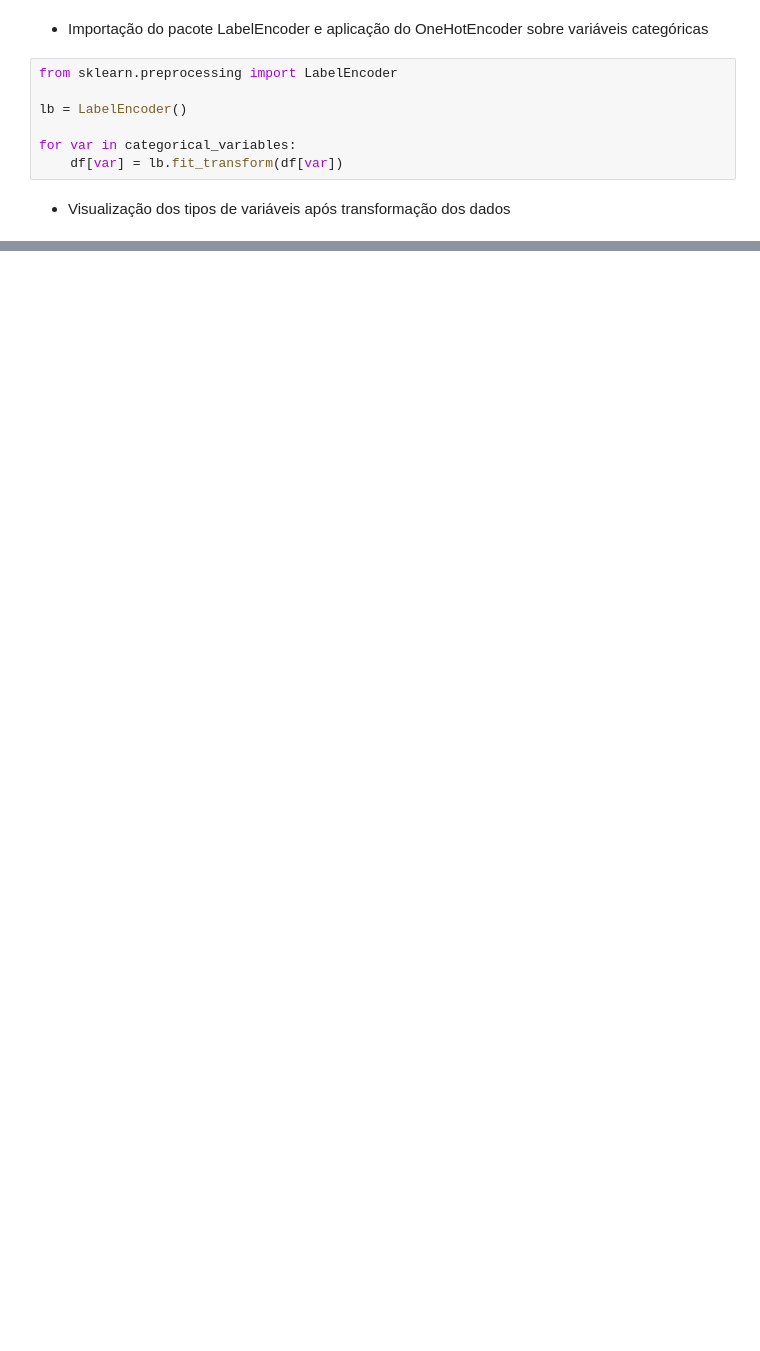
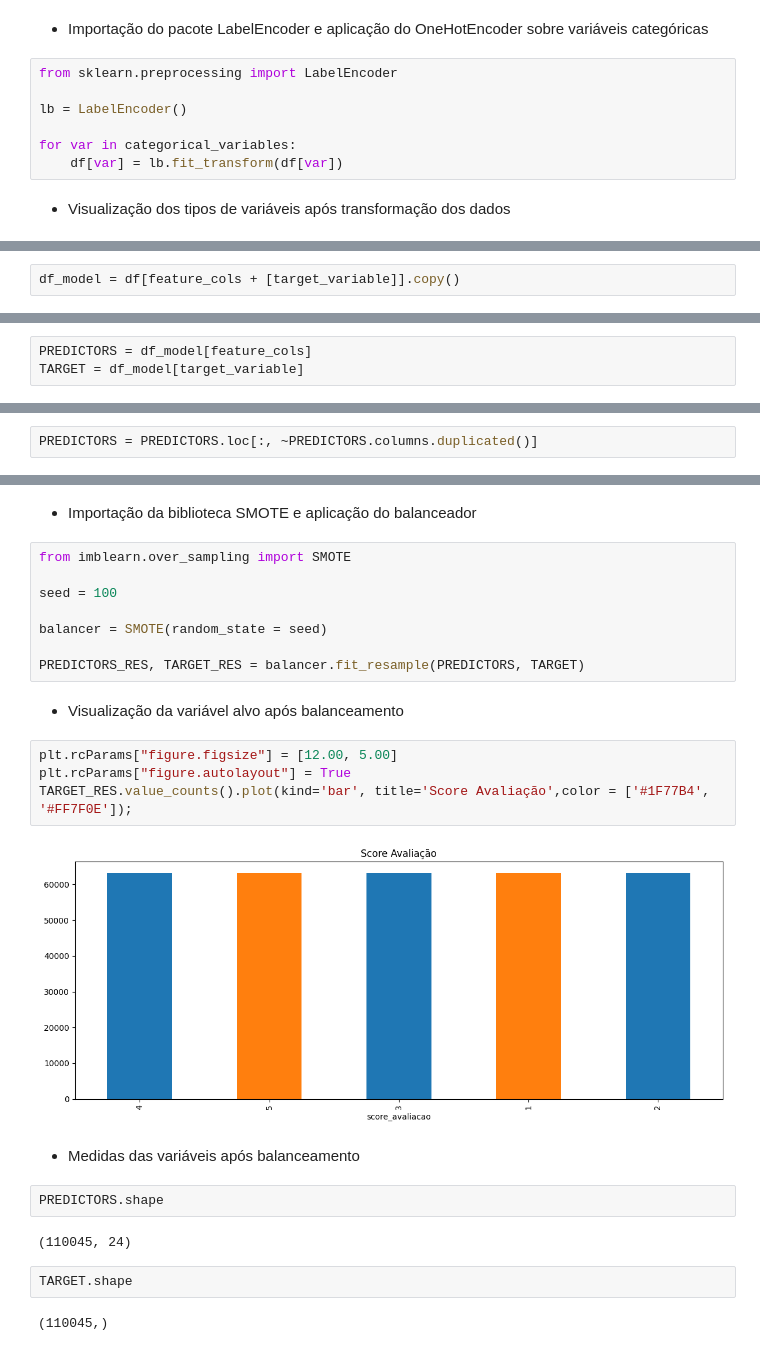
Before and after one commit to ana-ruth-bezerra/data_analysis, a Jupyter notebook: notebooks/01_exploratory_analysis.ipynb, the cells around one changed output, grey strips where cells are left out. Cells and saved outputs as stored; diff of their text form; blank space fills up the shorter version.

```diff
--- a/notebooks/01_exploratory_analysis.ipynb
+++ b/notebooks/01_exploratory_analysis.ipynb
@@ -983,0 +1036,2 @@ df.head()
+# %%
+df_model = df[feature_cols + [target_variable]].copy()
@@ -983,0 +1066,3 @@ df.head()
+# %%
+PREDICTORS = df_model[feature_cols]
+TARGET = df_model[target_variable]
@@ -983,0 +1071,2 @@ df.head()
+# %%
+PREDICTORS = PREDICTORS.loc[:, ~PREDICTORS.columns.duplicated()]
@@ -983,0 +1091,28 @@ df.head()
+# %% [markdown]
+- Importação da biblioteca SMOTE e aplicação do balanceador
+# %%
+from imblearn.over_sampling import SMOTE
+
+seed = 100
+
+balancer = SMOTE(random_state = seed)
+
+PREDICTORS_RES, TARGET_RES = balancer.fit_resample(PREDICTORS, TARGET)
+# %% [markdown]
+- Visualização da variável alvo após balanceamento
+# %%
+plt.rcParams["figure.figsize"] = [12.00, 5.00]
+plt.rcParams["figure.autolayout"] = True
+TARGET_RES.value_counts().plot(kind='bar', title='Score Avaliação',color = ['#1F77B4', '#FF7F0E']);
+# %% [output]
+[figure, added]
+# %% [markdown]
+- Medidas das variáveis após balanceamento
+# %%
+PREDICTORS.shape
+# %% [output]
+(110045, 24)
+# %%
+TARGET.shape
+# %% [output]
+(110045,)
```
Also changed, not shown: parts of 72 cells of this notebook, 1 other file.
